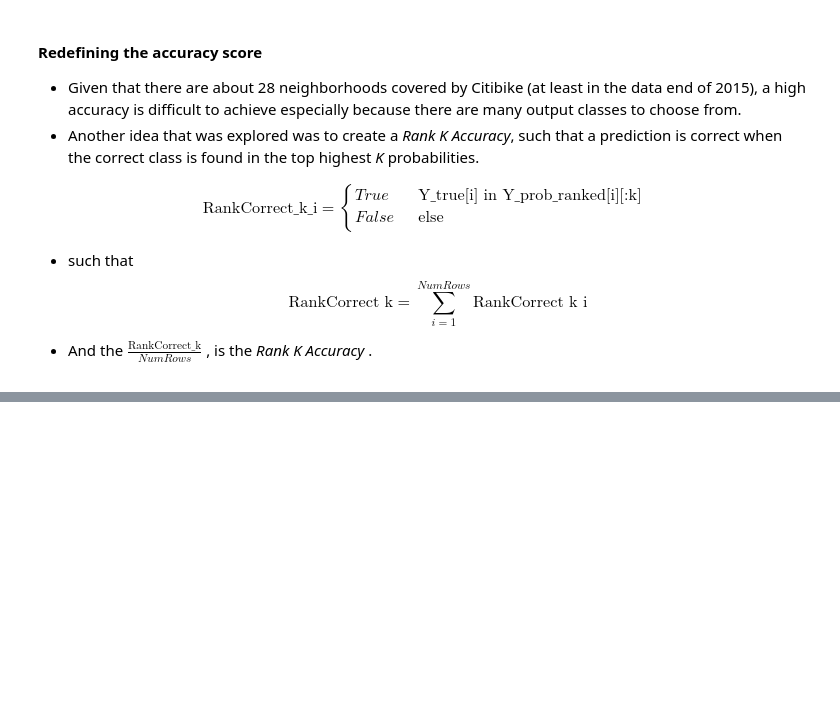
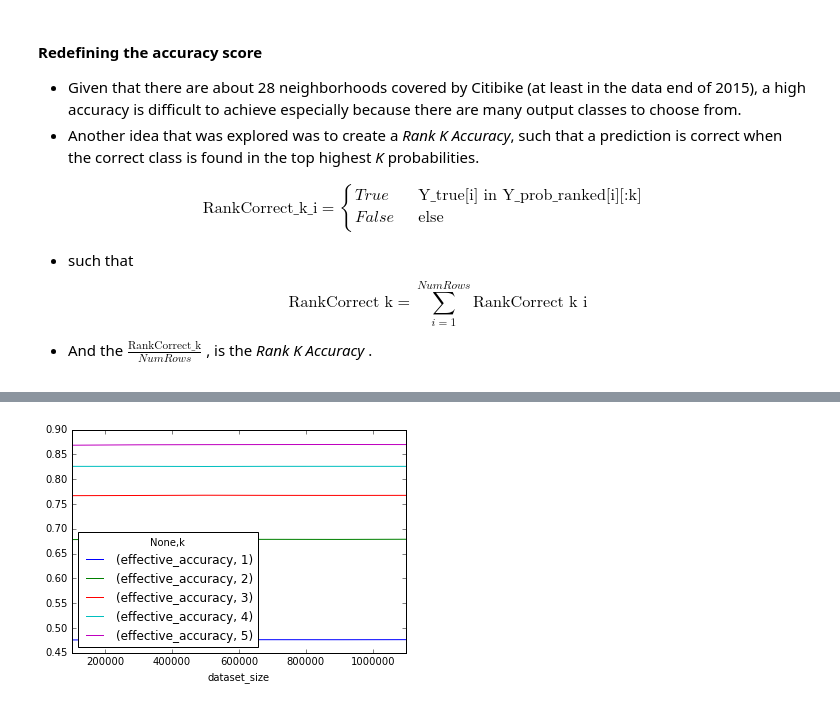
Before and after one commit to namoopsoo/learn-citibike, a Jupyter notebook: project report.ipynb, the cells around one changed output, grey strips where cells are left out. Drawn from its saved outputs; the diff is of its cells as text; code cells hidden in the pictures; blank space fills up the shorter version.

Commit message:
ranked accuracy update

```diff
--- a/project report.ipynb
+++ b/project report.ipynb
@@ -420,3 +420,8 @@ import pandas as pd
 \end{equation*}
 
 * And the $\frac{\text{RankCorrect_k}}{NumRows}$ , is the *Rank K Accuracy* .
+# %%
+results_file = 'results/rank_accuracy_summary_2016-12-18T1820.csv'
+df = pd.read_csv(results_file)
+
+df.columns
@@ -422,0 +450,9 @@ import pandas as pd
+# %%
+# df_holdout_accuracy = df1[['dataset_size', 'classification','one_hot_encoding', 'holdout__accuracy_score']]
+
+df.groupby(['k','dataset_size']).groups
+ax = df.groupby(
+    ['k', 'dataset_size']
+).mean().unstack(['k']).plot()
+# %% [output]
+[figure, added]
```
Also changed, not shown: parts of 2 cells of this notebook.
